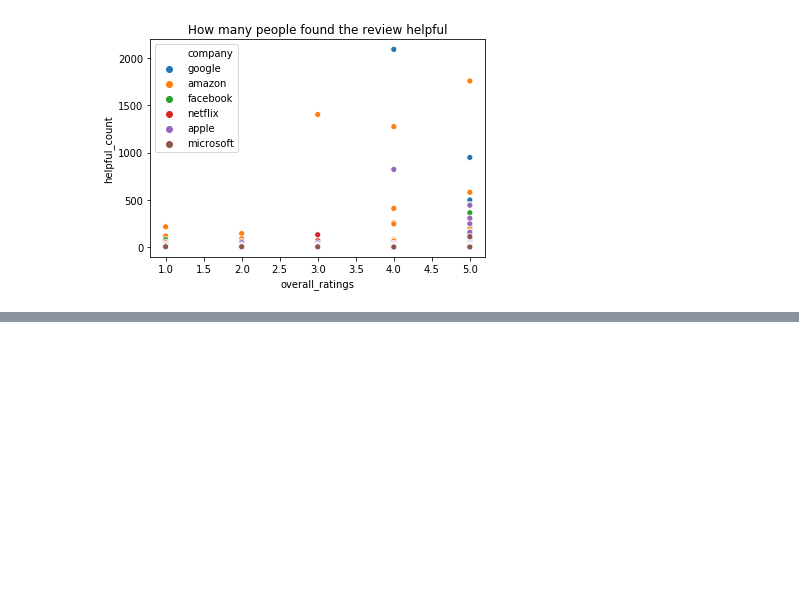
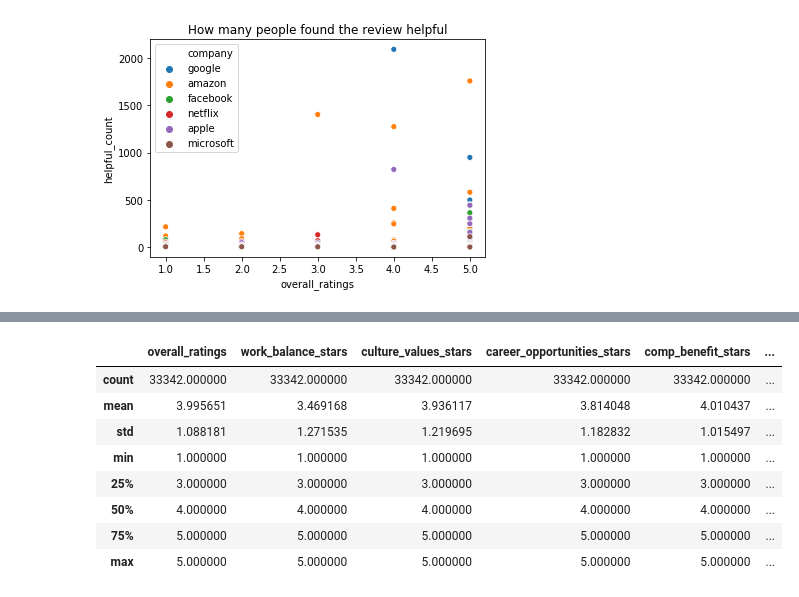
Before and after one commit to MelissieP/big-corporations-employee-reviews, a Jupyter notebook: scripts/EDA.ipynb, the cells around one changed output, grey strips where cells are left out. Cells and saved outputs as stored; diff of their text form; code cells hidden in the pictures; blank space fills up the shorter version.

```diff
--- a/scripts/EDA.ipynb
+++ b/scripts/EDA.ipynb
@@ -162,0 +147,12 @@ Ex employees vs current. How high up etc
+# %%
+current_employees.describe()
+# %% [output]
+|  | overall_ratings | work_balance_stars | culture_values_stars | career_opportunities_stars | comp_benefit_stars | ... |
+| count | 33342.000000 | 33342.000000 | 33342.000000 | 33342.000000 | 33342.000000 | ... |
+| mean | 3.995651 | 3.469168 | 3.936117 | 3.814048 | 4.010437 | ... |
+| std | 1.088181 | 1.271535 | 1.219695 | 1.182832 | 1.015497 | ... |
+| min | 1.000000 | 1.000000 | 1.000000 | 1.000000 | 1.000000 | ... |
+| 25% | 3.000000 | 3.000000 | 3.000000 | 3.000000 | 3.000000 | ... |
+| 50% | 4.000000 | 4.000000 | 4.000000 | 4.000000 | 4.000000 | ... |
+| 75% | 5.000000 | 5.000000 | 5.000000 | 5.000000 | 5.000000 | ... |
+| max | 5.000000 | 5.000000 | 5.000000 | 5.000000 | 5.000000 | ... |
```
Also changed, not shown: parts of 9 cells of this notebook.
